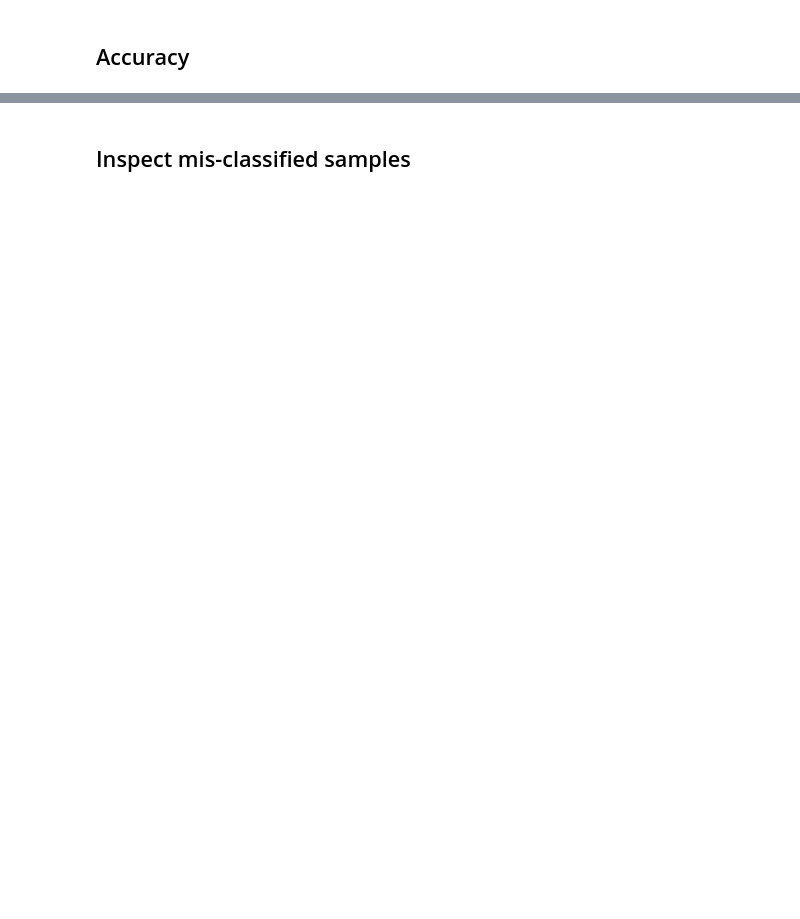
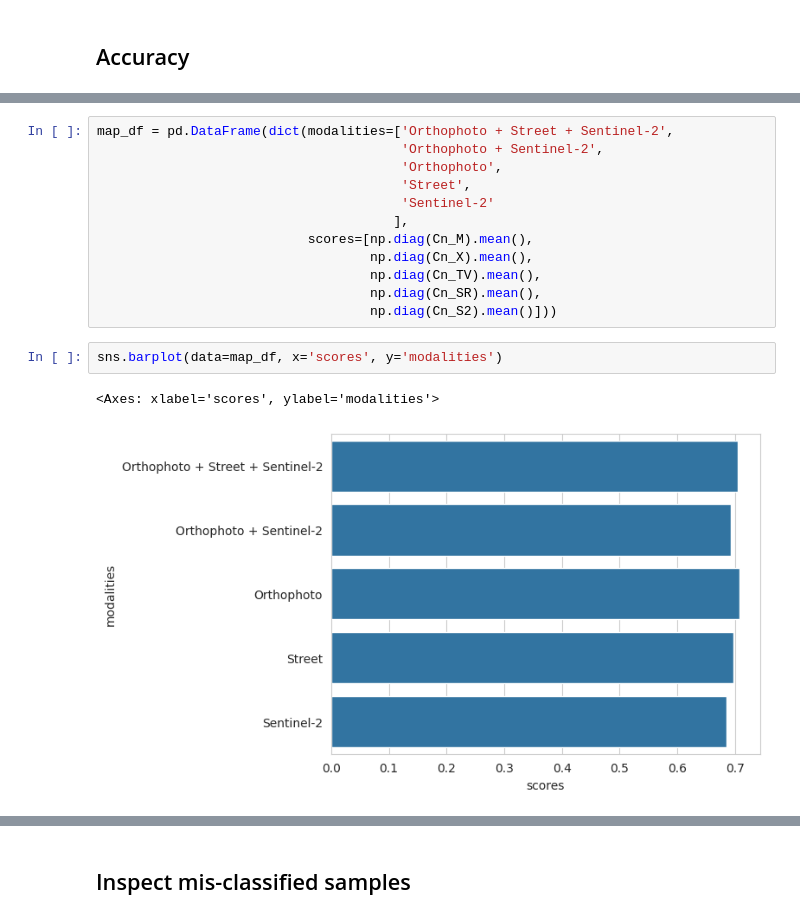
Before and after one commit to crlna16/ai4eo-map-your-city, a Jupyter notebook: notebooks/submissions.ipynb, the cells around one changed output, grey strips where cells are left out. Saved outputs shown, nothing was run; the diff lists cells and outputs as text; blank space fills up the shorter version.

```diff
--- a/notebooks/submissions.ipynb
+++ b/notebooks/submissions.ipynb
@@ -199 +413,18 @@ print(f'MAP:            {np.diag(Cn_X).mean():.4f}')
+# %%
+map_df = pd.DataFrame(dict(modalities=['Orthophoto + Street + Sentinel-2',
+                                       'Orthophoto + Sentinel-2',
+                                       'Orthophoto',
+                                       'Street',
+                                       'Sentinel-2'
+                                      ],
+                           scores=[np.diag(Cn_M).mean(),
+                                   np.diag(Cn_X).mean(),
+                                   np.diag(Cn_TV).mean(),
+                                   np.diag(Cn_SR).mean(),
+                                   np.diag(Cn_S2).mean()]))
+# %%
+sns.barplot(data=map_df, x='scores', y='modalities')
+# %% [output]
+<Axes: xlabel='scores', ylabel='modalities'>
+[figure, added]
 # %%
```
Also changed, not shown: parts of 55 cells of this notebook, 3 other files.
